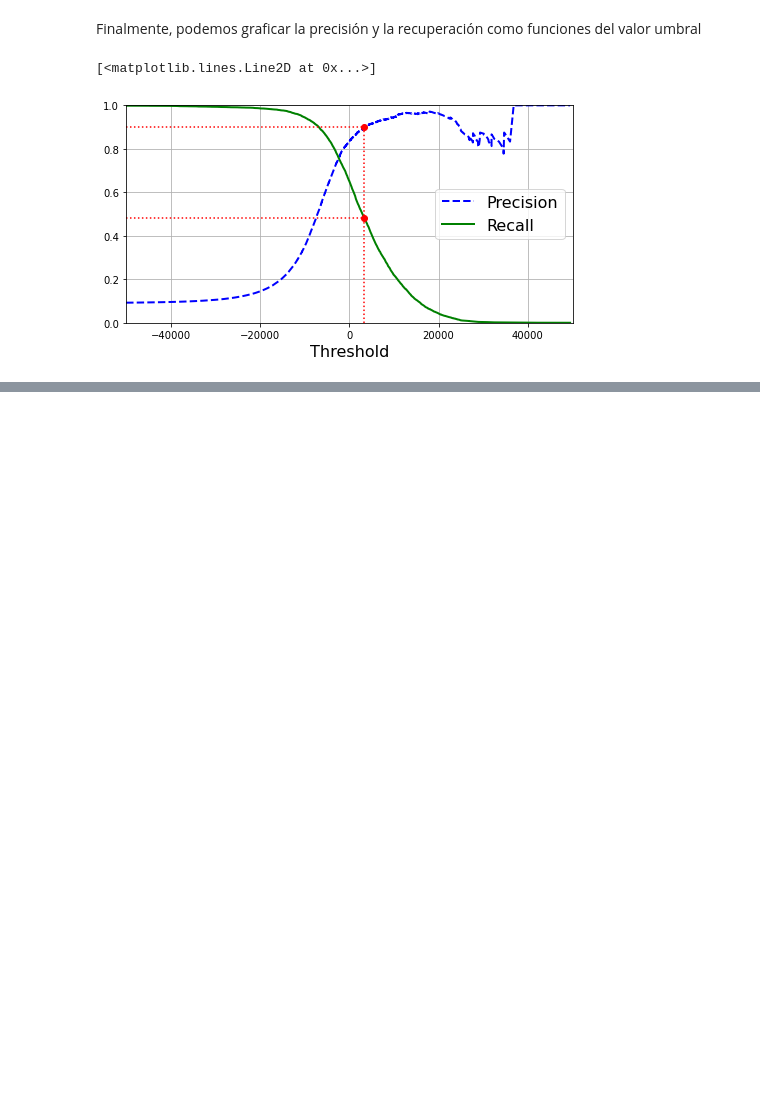
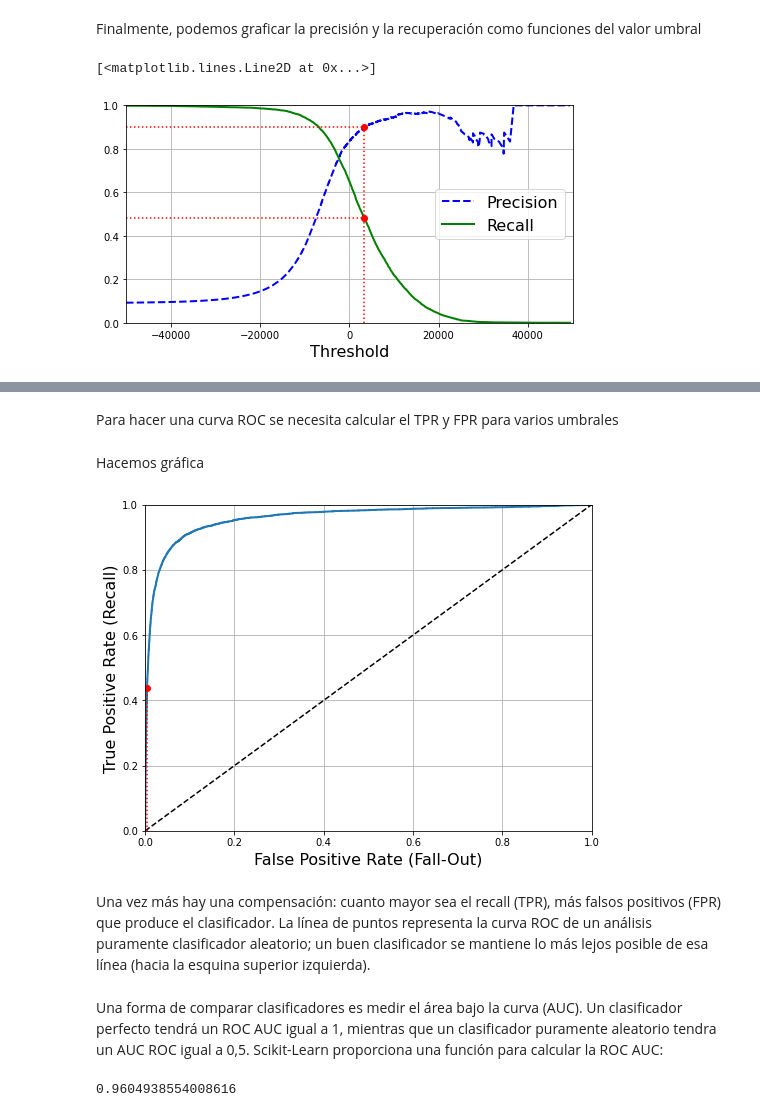
Before and after one commit to erdavg/MNIST, a Jupyter notebook: MNIST.ipynb, the cells around one changed output, grey strips where cells are left out. Saved outputs shown, nothing was run; the diff lists cells and outputs as text; code cells hidden in the pictures; blank space fills up the shorter version.

Commit message:
se agregó curva ROC

```diff
--- a/MNIST.ipynb
+++ b/MNIST.ipynb
@@ -296,0 +305,39 @@ Un clasificador de alta precisión no es muy útil si la recuperación es demasi
+# %% [markdown]
+Para hacer una curva ROC se necesita calcular el TPR y FPR para varios umbrales
+# %%
+from sklearn.metrics import roc_curve
+fpr, tpr, thresholds = roc_curve(y_train_5, y_scores)
+# %% [markdown]
+Hacemos gráfica
+# %%
+def plot_roc_curve(fpr, tpr, label=None):
+    plt.plot(fpr, tpr, linewidth=2, label=label)
+    plt.plot([0, 1], [0, 1], 'k--') # dashed diagonal
+    plt.axis([0, 1, 0, 1])
+    plt.xlabel('False Positive Rate (Fall-Out)', fontsize=16)
+    plt.ylabel('True Positive Rate (Recall)', fontsize=16)
+    plt.grid(True)
+
+plt.figure(figsize=(8, 6))
+plot_roc_curve(fpr, tpr)
+plt.plot([4.837e-3, 4.837e-3], [0., 0.4368], "r:")
+plt.plot([0.0, 4.837e-3], [0.4368, 0.4368], "r:")
+plt.plot([4.837e-3], [0.4368], "ro")
+plt.show()
+# %% [output]
+[figure, added]
+# %% [markdown]
+Una vez más hay una compensación: cuanto mayor sea el recall (TPR), más falsos positivos
+(FPR) que produce el clasificador. La línea de puntos representa la curva ROC de un análisis puramente
+clasificador aleatorio; un buen clasificador se mantiene lo más lejos posible de esa línea (hacia
+la esquina superior izquierda).
+# %% [markdown]
+Una forma de comparar clasificadores es medir el área bajo la curva (AUC).
+Un clasificador perfecto tendrá un ROC AUC igual a 1, mientras que un clasificador puramente aleatorio
+tendra un AUC ROC igual a 0,5. Scikit-Learn proporciona una función para calcular la ROC
+AUC:
+# %%
+from sklearn.metrics import roc_auc_score
+roc_auc_score(y_train_5, y_scores)
+# %% [output]
+0.9604938554008616
```
Also changed, not shown: parts of 26 cells of this notebook.
